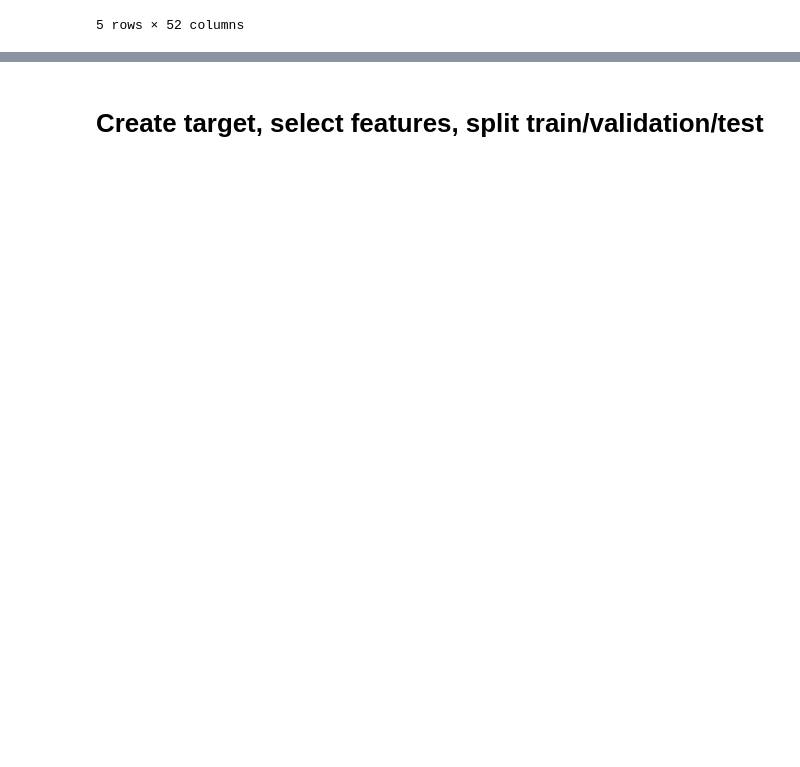
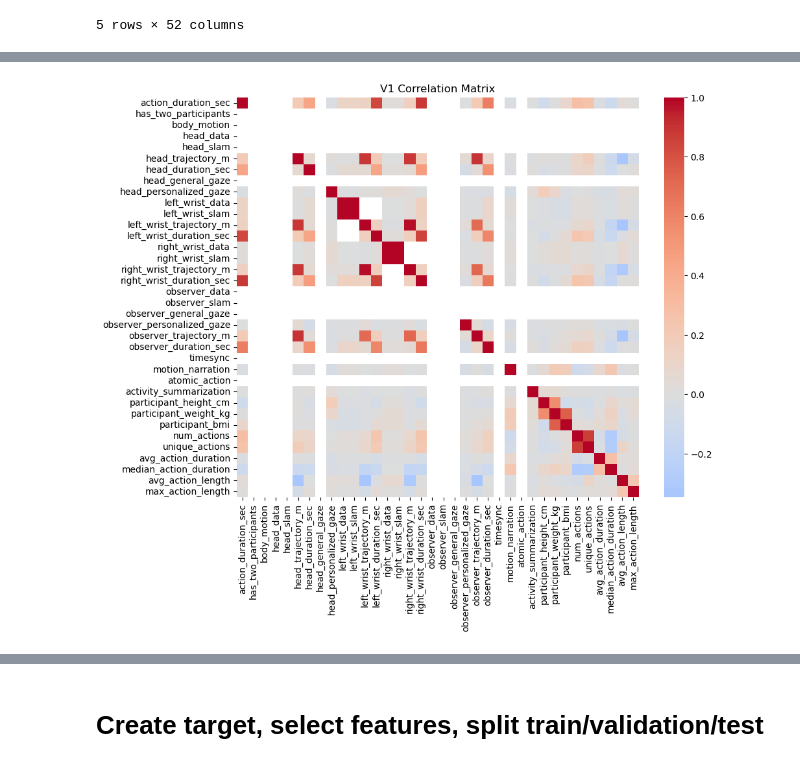
Before and after one commit to bartteeuwen/USD-Data-Science-Cloud-Computing-Class, a Jupyter notebook: Bart Version.ipynb, the cells around one changed output, grey strips where cells are left out. Drawn from its saved outputs; the diff is of its cells as text; code cells hidden in the pictures; blank space fills up the shorter version.

```diff
--- a/Bart Version.ipynb
+++ b/Bart Version.ipynb
@@ -362,0 +454,9 @@ Clean shape: (845, 52)
+# %%
+corr_v1 = df_model_clean.corr(numeric_only=True)
+
+plt.figure(figsize=(10, 8))
+sns.heatmap(corr_v1, cmap="coolwarm", center=0)
+plt.title("V1 Correlation Matrix")
+plt.show()
+# %% [output]
+[figure, added]
```
Also changed, not shown: parts of 40 cells of this notebook.
